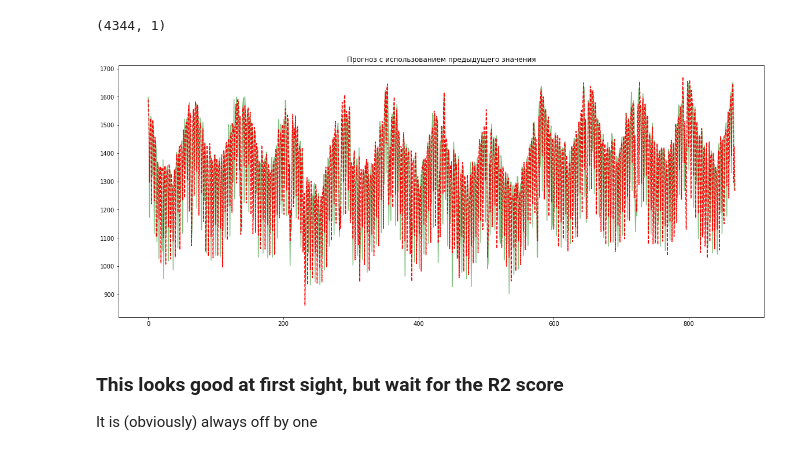
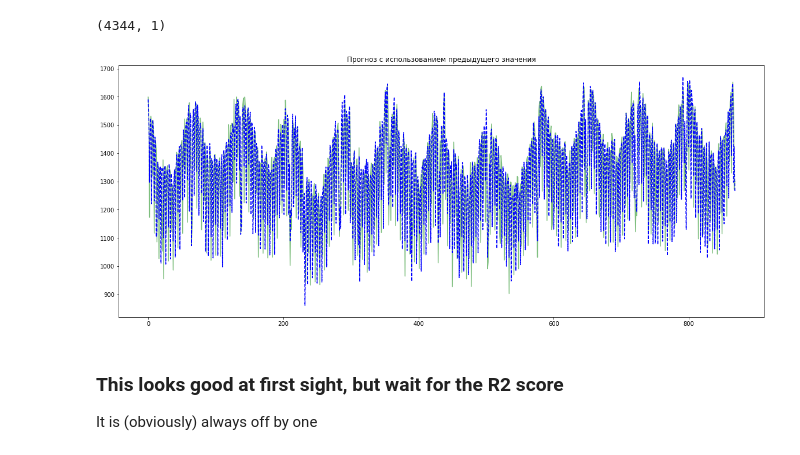
Before and after one commit to kulakovand/colabr_epo, a Jupyter notebook: временные_ряды_"Copy_of_time_series_rnn_full_predict_ipynb".ipynb, the cells around one changed output. Cells and saved outputs as stored; diff of their text form; code cells hidden in the pictures.

```diff
--- a/временные_ряды_"Copy_of_time_series_rnn_full_predict_ipynb".ipynb
+++ b/временные_ряды_"Copy_of_time_series_rnn_full_predict_ipynb".ipynb
@@ -208,13 +228,13 @@ Y_pred_baseline_previous_value.shape
 # %%
 # это становится очень переполненным, используя шаг, делает его более читаемым
 stride = 5
 
 
 plt.plot(consumption[n_steps_in::stride], alpha=0.5, color='g')
-plt.plot(Y_pred_baseline_previous_value[::stride], color='r', ls='dashed')
+plt.plot(Y_pred_baseline_previous_value[::stride], color='b', ls='dashed')
 plt.title('Прогноз с использованием предыдущего значения');
 # %% [output]
-[figure, old version]
+[figure, new version]
 # %% [markdown]
 ### This looks good at first sight, but wait for the R2 score
 
```
Also changed, not shown: parts of 21 cells of this notebook.
